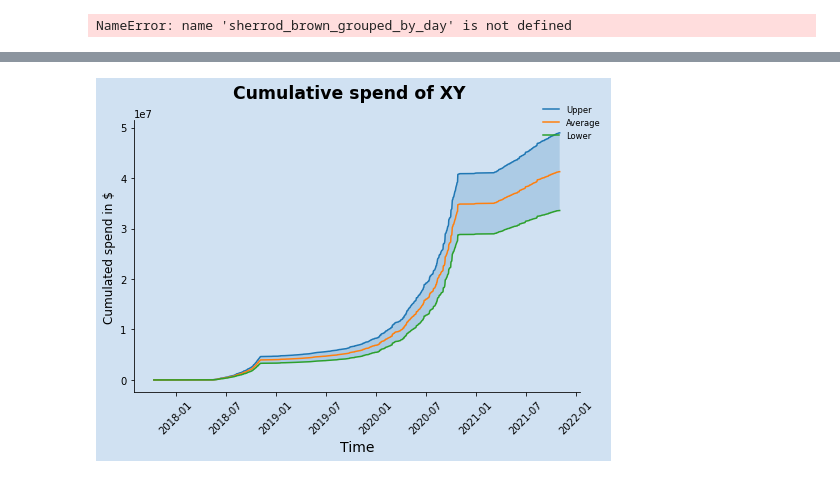
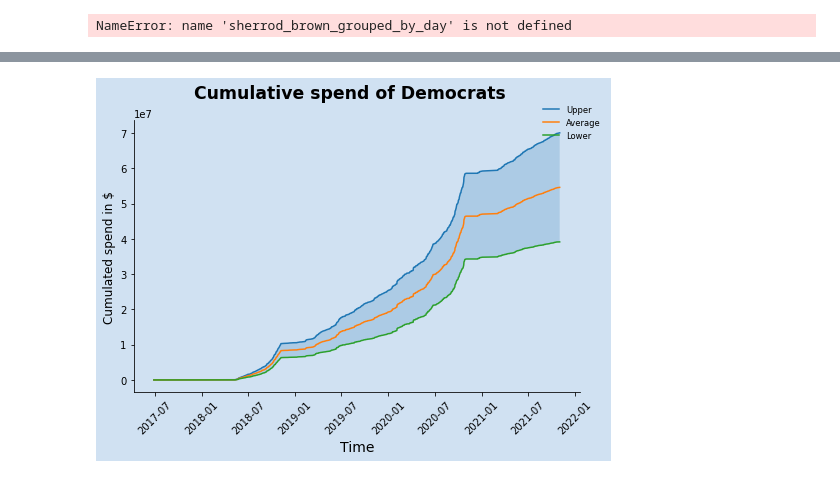
Before and after one commit to lrnz-asnprs/political-ad-api, a Jupyter notebook: notebooks/laurenz_notebook.ipynb, the cells around one changed output, grey strips where cells are left out. Drawn from its saved outputs; the diff is of its cells as text; code cells hidden in the pictures.

```diff
--- a/notebooks/laurenz_notebook.ipynb
+++ b/notebooks/laurenz_notebook.ipynb
@@ -337,7 +337,7 @@ import pandas as pd
 
 congress = pd.read_csv("..\\src\\data_sets\\legislators_fb_info.csv")
 
-democrats = congress[congress["party"] == "Republican"]
+democrats = congress[congress["party"] == "Democrat"]
 # %%
 import sys
 sys.path.append('../src')
@@ -369,38 +379,38 @@ big_data_democrats_by_day
 # https://www.dataquest.io/blog/tutorial-time-series-analysis-with-pandas/
 # This graph: https://swdevnotes.com/python/2020/display-line-chart-range/
 import matplotlib.pyplot as plt
-politician = 'Republicans'
+politician = 'Democrats'
 
 # df_c = u5mr_df.loc[([country]), :]
 df_c = big_data_democrats_by_day
 days = df_c.ad_creation_time
 lower = df_c.sum_spend_lo.cumsum()
 average = df_c.avg_spend.cumsum()
 upper = df_c.sum_spend_hi.cumsum()
 
 title = f'Cumulative spend of {politician}'
 
 fig, ax = plt.subplots(figsize = (8,5), facecolor = plt.cm.Blues(.2))
 fig.suptitle(title, fontsize = 'xx-large',  fontweight = 'bold')
 
 ax.set_facecolor(plt.cm.Blues(.2))
 ax.plot(days, upper, label = 'Upper')
 ax.plot(days, average, label = 'Average')
 ax.plot(days, lower, label = 'Lower')
 ax.legend(bbox_to_anchor = (0.9, 0.9),
           loc = 'lower left',
           frameon = False,
           fontsize = 'small')
 ax.set_ylabel('Cumulated spend in $', fontsize = 'large')
 ax.set_xlabel('Time', fontsize=14)
 # Hide the right and top spines
 ax.spines['right'].set_visible(False)
 ax.spines['top'].set_visible(False)
 ax.fill_between(days, lower, upper, alpha=0.2)
 plt.xticks(rotation = 45) # Rotates X-Axis Ticks by 45-degrees
 plt.show()
 # %% [output]
-[figure, old version]
+[figure, new version]
 # %%
 no_ads = by_page["no_ads"].sum()
 no_sites = len(by_page)
```
Also changed, not shown: parts of 2 cells of this notebook, 3 other files.
